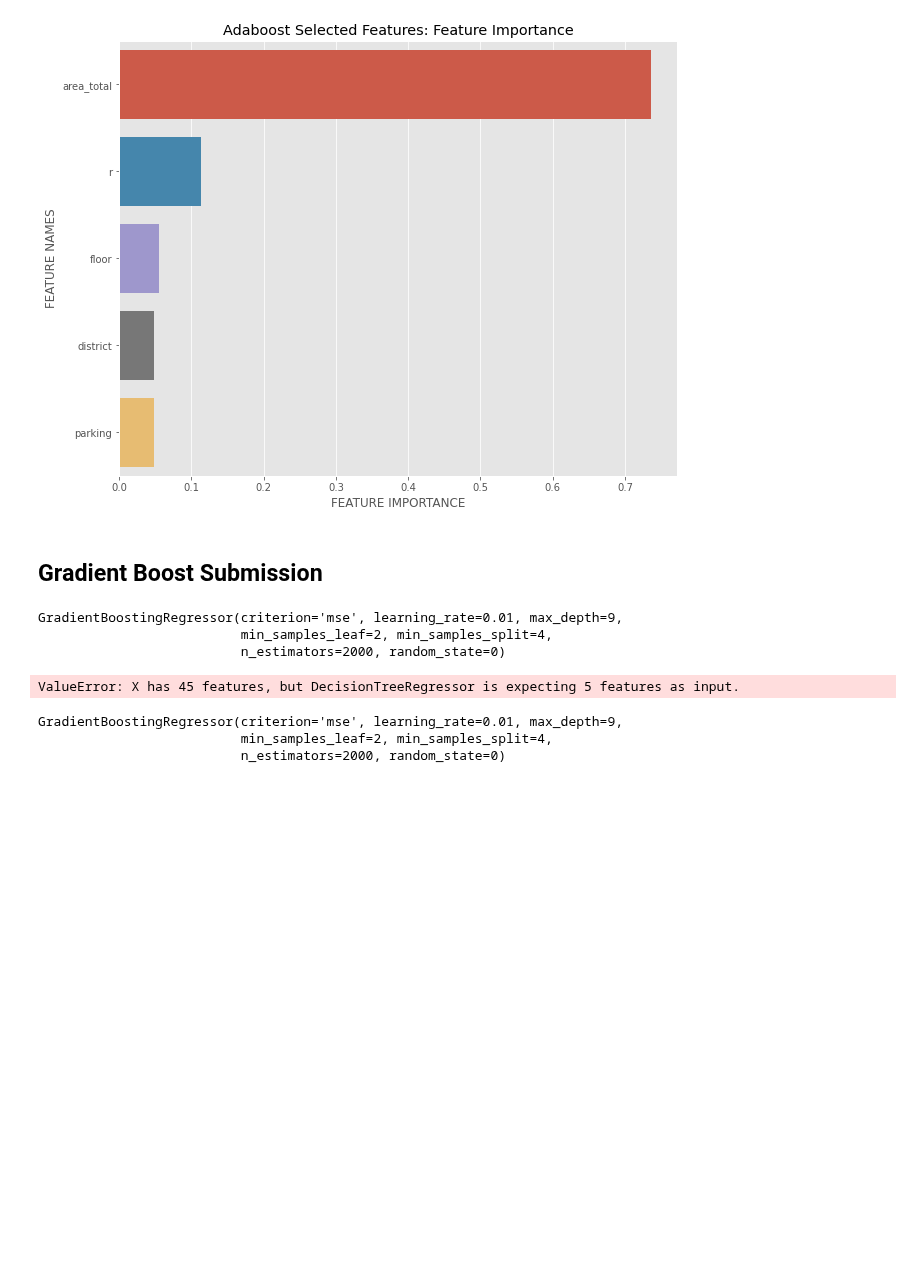
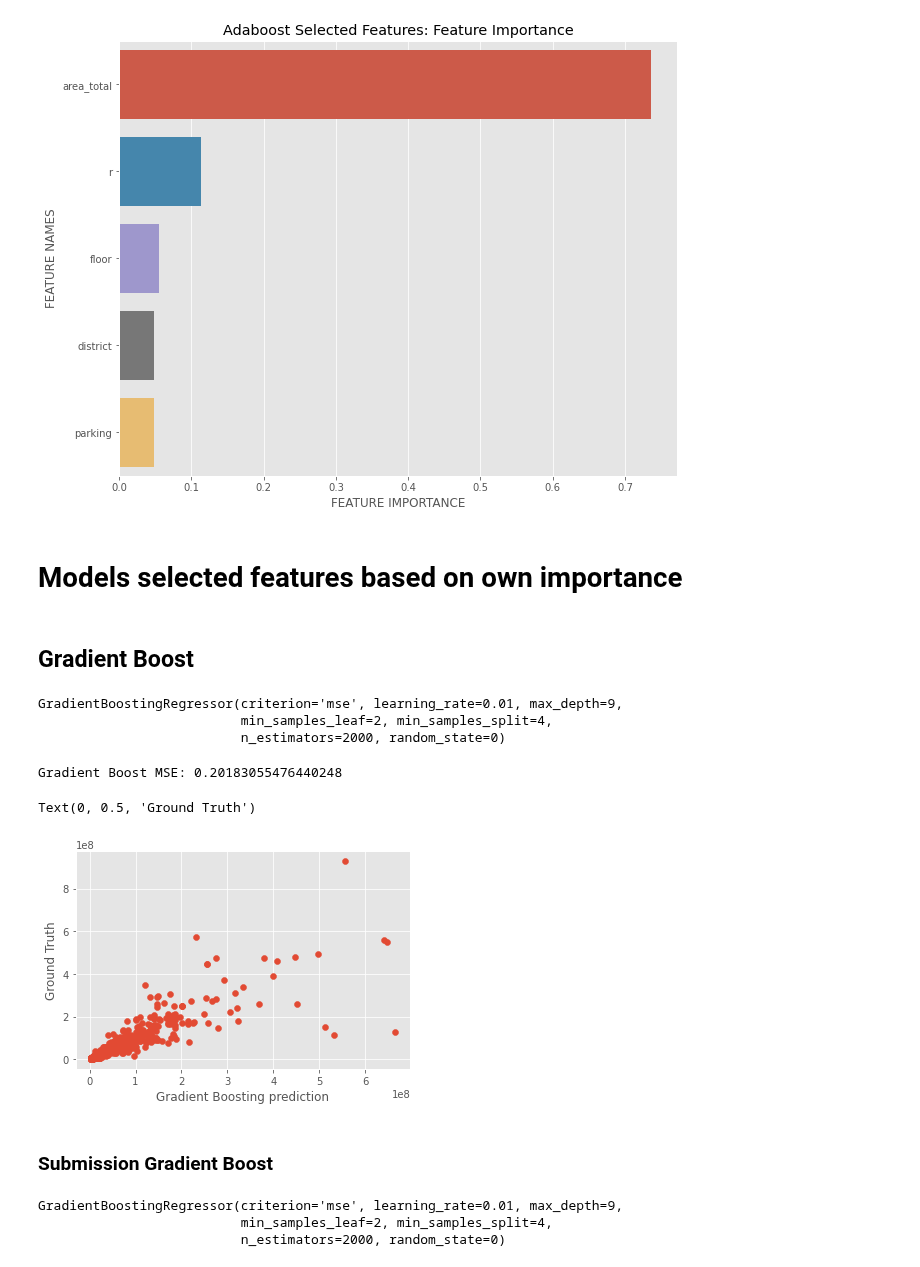
Before and after one commit to henrfj/TDT4173-ML, a Jupyter notebook: hasse-testsite/feature_selection.ipynb, the cells around one changed output. Saved outputs shown, nothing was run; the diff lists cells and outputs as text; code cells hidden in the pictures; blank space fills up the shorter version.

```diff
--- a/hasse-testsite/feature_selection.ipynb
+++ b/hasse-testsite/feature_selection.ipynb
@@ -291,6 +291,6 @@ plot_feature_importance(adaboost_importances, list(X_train_selected.columns), 'A
 # %% [output]
 [figure]
 # %% [markdown]
-## Gradient Boost Submission
+# Models selected features based on own importance
 # %%
 gb_selected_features = ['area_total','r','constructed','district','theta']
@@ -297,3 +299,5 @@ gb_selected_features = ['area_total','r','constructed','district','theta']
+# %% [markdown]
+## Gradient Boost
 # %%
 X_train_selected = X_train[gb_selected_features]
 X_test_selected = X_test[gb_selected_features]
@@ -303,14 +307,18 @@ GradientBoostingRegressor(criterion='mse', learning_rate=0.01, max_depth=9,
                           min_samples_leaf=2, min_samples_split=4,
                           n_estimators=2000, random_state=0)
 # %%
-gb_prediction = grad_boost_regr.predict(X_test[fg])
+gb_prediction = grad_boost_regr.predict(X_test[gb_selected_features])
 gb_mse = root_mean_squared_log_error(gb_prediction, y_test)
 print('Gradient Boost MSE:', gb_mse)
 plt.scatter(gb_prediction, y_test)
 plt.xlabel('Gradient Boosting prediction')
 plt.ylabel('Ground Truth')
 # %% [output]
-ValueError: X has 45 features, but DecisionTreeRegressor is expecting 5 features as input.
+Gradient Boost MSE: 0.20183055476440248
+Text(0, 0.5, 'Ground Truth')
+[figure, added]
+# %% [markdown]
+### Submission Gradient Boost
 # %%
 train = load_and_handle_train()
 test = load_and_handle_test()
```
Also changed, not shown: parts of 13 cells of this notebook, 4 other files.
